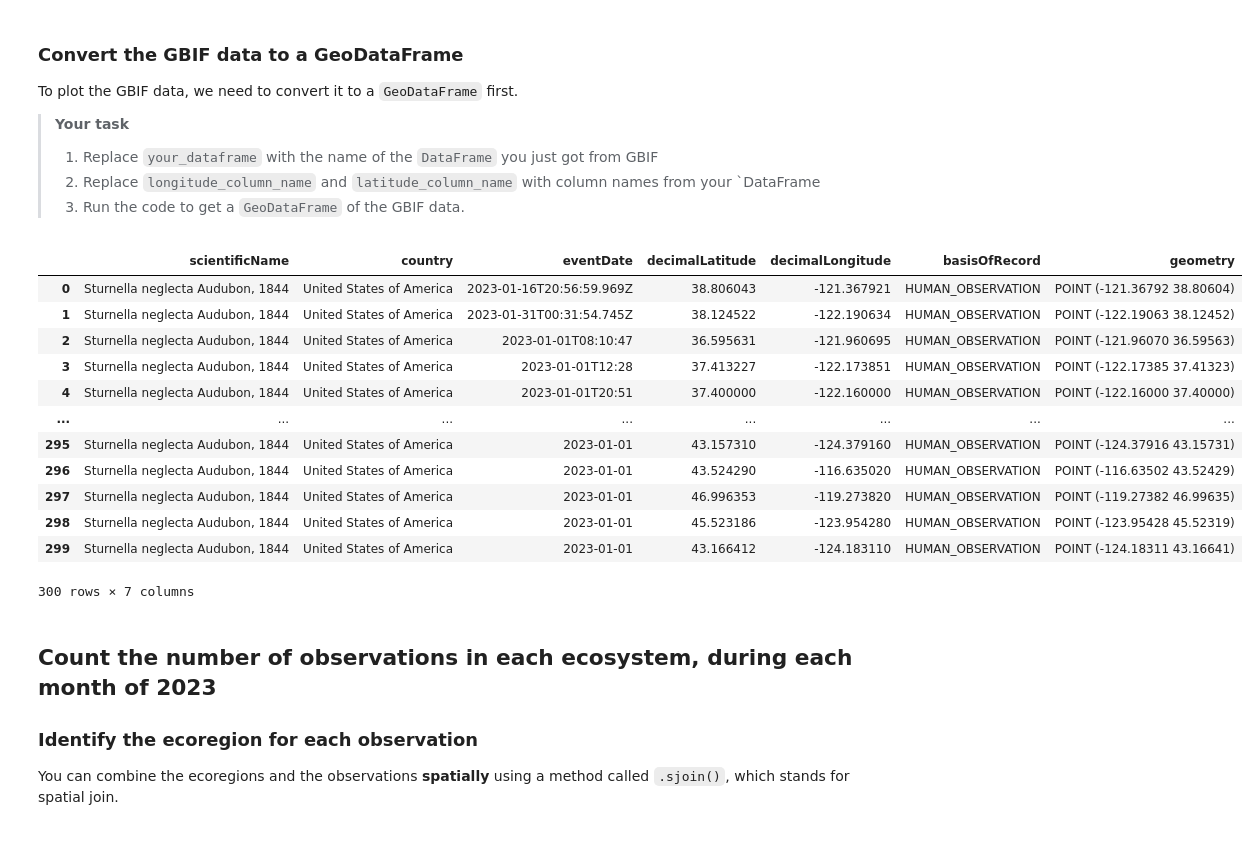
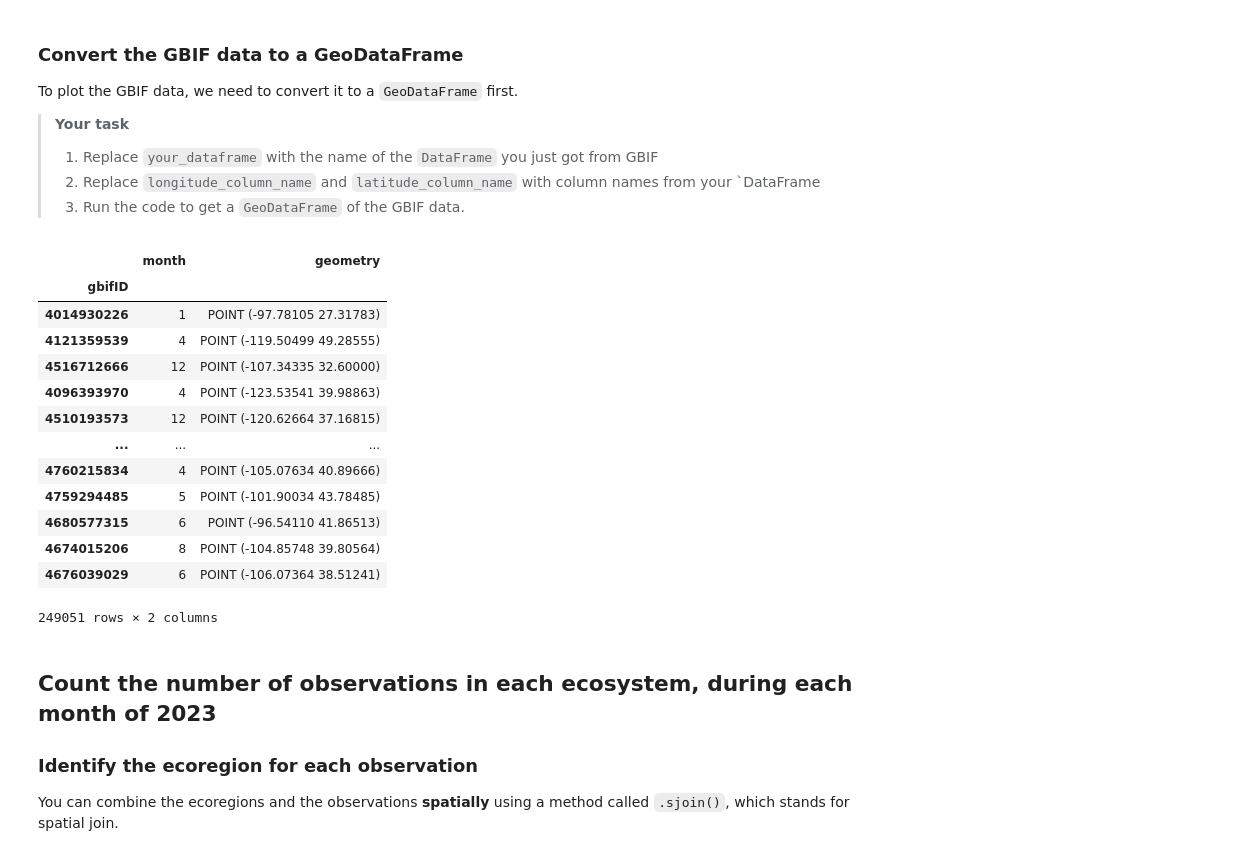
Before and after one commit to cu-esiil-edu/stars-02-species-distribution-jlogannd, a Jupyter notebook: species-distribution.ipynb, the cells around one changed output. Saved outputs shown, nothing was run; the diff lists cells and outputs as text; code cells hidden in the pictures.

```diff
--- a/species-distribution.ipynb
+++ b/species-distribution.ipynb
@@ -349,30 +354,0 @@ Exception: error: , with error status code 401check your number of active downlo
-# %%
-#Marshall copy
-# Only download once
-gbif_pattern = os.path.join(gbif_dir, '*.csv')
-# Only download once
-if not glob(gbif_pattern):
-    # Submit query to GBIF
-    gbif_query = occ.download([
-        "continent = NORTH_AMERICA",
-        "speciesKey = 9596413",
-        "hasCoordinate = TRUE",
-        "year = 2023",
-    ])
-    if not 'GBIF_DOWNLOAD_KEY' in os.environ:
-        download_key=gbif_query[0]
-        os.environ['GBIF_DOWNLOAD_KEY'] = download_key
-        # Wait for the download to build
-        wait = occ.download_meta(download_key)['status']
-        while not wait=='SUCCEEDED':
-            wait = occ.download_meta(download_key)['status']
-            time.sleep(5)
-    # Download GBIF data
-    download_info = occ.download_get(
-        os.environ['GBIF_DOWNLOAD_KEY'],
-        path=data_dir)
-# Unzip GBIF data
-    with zipfile.ZipFile(download_info['path']) as download_zip:
-        download_zip.extractall(path=gbif_dir)
-# Find the extracted .csv file path
-gbif_path = glob(gbif_pattern)[0]
@@ -468,9 +383,8 @@ You can use the following code to look at the beginning of your file:
 # Load the GBIF data
 gbif_df = pd.read_csv(
     gbif_path,
-    #delimiter='',
-    #index_col='',
-    #usecols=[]
-)
+    delimiter='\t',
+    index_col='gbifID',
+    usecols=['gbifID', 'decimalLatitude', 'decimalLongitude', 'month'])
 gbif_df.head()
 # %% [output]
@@ -491,29 +411,30 @@ To plot the GBIF data, we need to convert it to a `GeoDataFrame` first.
 # %%
 gbif_gdf = (
     gpd.GeoDataFrame(
         gbif_df,
         geometry=gpd.points_from_xy(
             gbif_df.decimalLongitude,
             gbif_df.decimalLatitude),
         crs="EPSG:4326")
     # Select the desired columns
-    #[[]]
+    [['month', 'geometry']]
 )
 gbif_gdf
 # %% [output]
-|  | scientificName | country | eventDate | decimalLatitude | decimalLongitude | basisOfRecord | geometry |
-| 0 | Sturnella neglecta Audubon, 1844 | United States of America | 2023-01-16T20:56:59.969Z | 38.806043 | -121.367921 | HUMAN_OBSERVATION | POINT (-121.36792 38.80604) |
-| 1 | Sturnella neglecta Audubon, 1844 | United States of America | 2023-01-31T00:31:54.745Z | 38.124522 | -122.190634 | HUMAN_OBSERVATION | POINT (-122.19063 38.12452) |
-| 2 | Sturnella neglecta Audubon, 1844 | United States of America | 2023-01-01T08:10:47 | 36.595631 | -121.960695 | HUMAN_OBSERVATION | POINT (-121.96070 36.59563) |
-| 3 | Sturnella neglecta Audubon, 1844 | United States of America | 2023-01-01T12:28 | 37.413227 | -122.173851 | HUMAN_OBSERVATION | POINT (-122.17385 37.41323) |
-| 4 | Sturnella neglecta Audubon, 1844 | United States of America | 2023-01-01T20:51 | 37.400000 | -122.160000 | HUMAN_OBSERVATION | POINT (-122.16000 37.40000) |
-| ... | ... | ... | ... | ... | ... | ... | ... |
-| 295 | Sturnella neglecta Audubon, 1844 | United States of America | 2023-01-01 | 43.157310 | -124.379160 | HUMAN_OBSERVATION | POINT (-124.37916 43.15731) |
-| 296 | Sturnella neglecta Audubon, 1844 | United States of America | 2023-01-01 | 43.524290 | -116.635020 | HUMAN_OBSERVATION | POINT (-116.63502 43.52429) |
-| 297 | Sturnella neglecta Audubon, 1844 | United States of America | 2023-01-01 | 46.996353 | -119.273820 | HUMAN_OBSERVATION | POINT (-119.27382 46.99635) |
-| 298 | Sturnella neglecta Audubon, 1844 | United States of America | 2023-01-01 | 45.523186 | -123.954280 | HUMAN_OBSERVATION | POINT (-123.95428 45.52319) |
-| 299 | Sturnella neglecta Audubon, 1844 | United States of America | 2023-01-01 | 43.166412 | -124.183110 | HUMAN_OBSERVATION | POINT (-124.18311 43.16641) |
+|  | month | geometry |
+| gbifID |  |  |
+| 4014930226 | 1 | POINT (-97.78105 27.31783) |
+| 4121359539 | 4 | POINT (-119.50499 49.28555) |
+| 4516712666 | 12 | POINT (-107.34335 32.60000) |
+| 4096393970 | 4 | POINT (-123.53541 39.98863) |
+| 4510193573 | 12 | POINT (-120.62664 37.16815) |
+| ... | ... | ... |
+| 4760215834 | 4 | POINT (-105.07634 40.89666) |
+| 4759294485 | 5 | POINT (-101.90034 43.78485) |
+| 4680577315 | 6 | POINT (-96.54110 41.86513) |
+| 4674015206 | 8 | POINT (-104.85748 39.80564) |
+| 4676039029 | 6 | POINT (-106.07364 38.51241) |
-300 rows × 7 columns
+249051 rows × 2 columns
 # %% [markdown]
 ## Count the number of observations in each ecosystem, during each month of 2023
 
```
Also changed, not shown: parts of 11 cells of this notebook, 1 other file.
